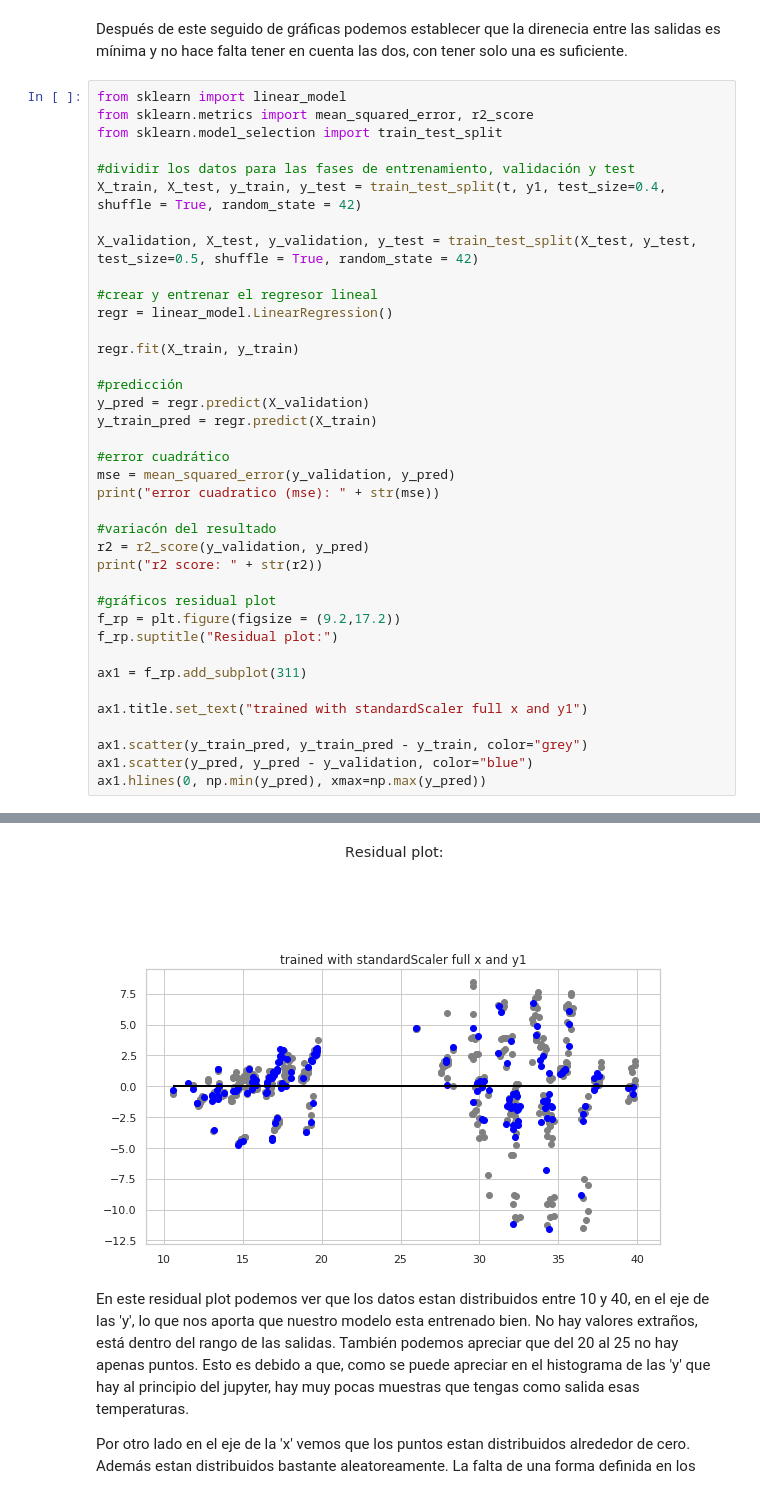
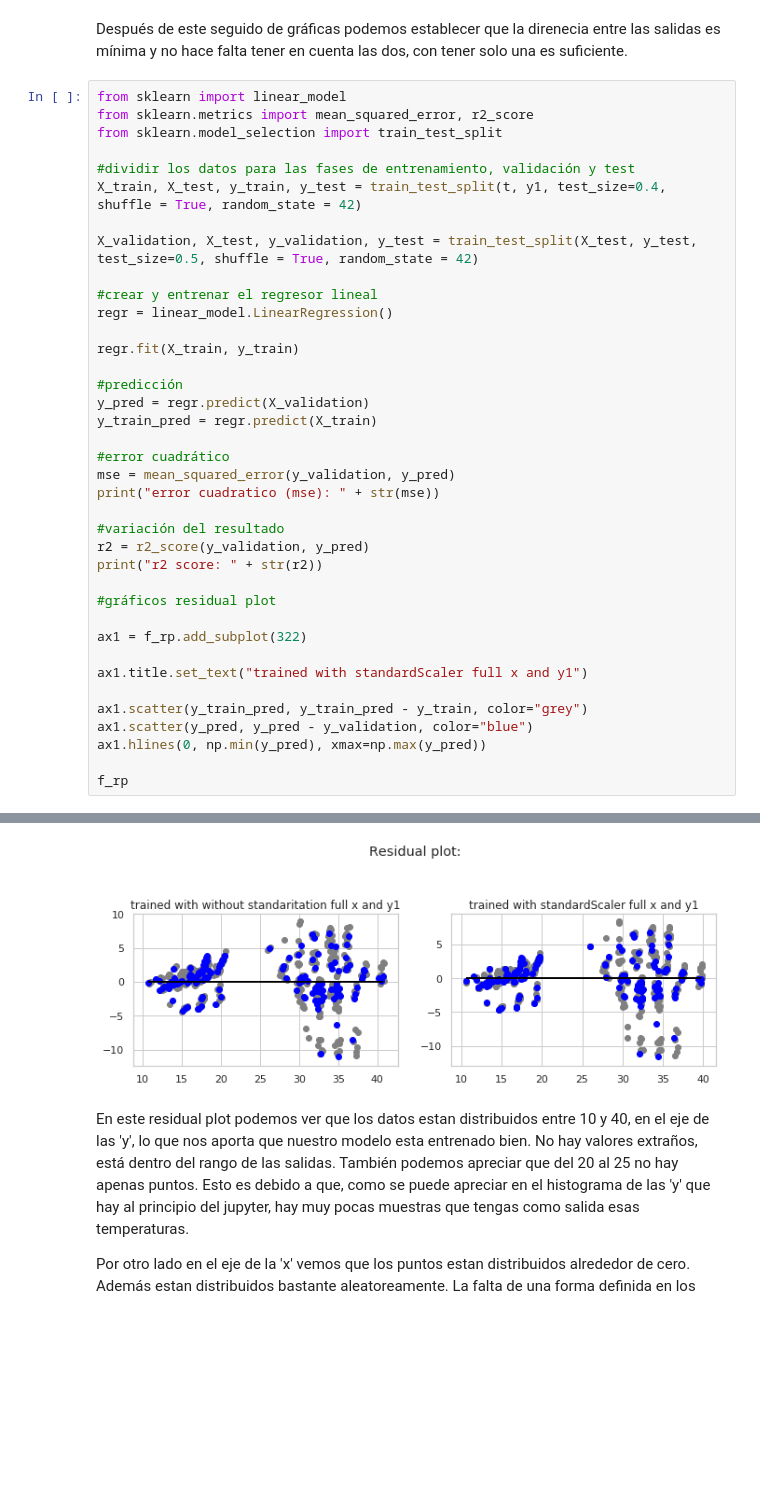
Before and after one commit to Uhron/Computational_learning, a Jupyter notebook: linear regresion example.ipynb, the cells around one changed output, grey strips where cells are left out. Cells and saved outputs as stored; diff of their text form; blank space fills up the shorter version.

Commit message:
fake case plot

```diff
--- a/linear regresion example.ipynb
+++ b/linear regresion example.ipynb
@@ -208,21 +295,21 @@ y_train_pred = regr.predict(X_train)
 mse = mean_squared_error(y_validation, y_pred)
 print("error cuadratico (mse): " + str(mse))
 
-#variacón del resultado
+#variación del resultado
 r2 = r2_score(y_validation, y_pred)
 print("r2 score: " + str(r2))
 
 #gráficos residual plot
-f_rp = plt.figure(figsize = (9.2,17.2))
-f_rp.suptitle("Residual plot:")
 
-ax1 = f_rp.add_subplot(311)
+ax1 = f_rp.add_subplot(322)
 
 ax1.title.set_text("trained with standardScaler full x and y1")
 
 ax1.scatter(y_train_pred, y_train_pred - y_train, color="grey")
 ax1.scatter(y_pred, y_pred - y_validation, color="blue")
 ax1.hlines(0, np.min(y_pred), xmax=np.max(y_pred))
+
+f_rp
 # %% [output]
 error cuadratico (mse): 7.764767796453955
 r2 score: 0.9109513568464941
@@ -230,4 +316,4 @@ r2 score: 0.9109513568464941
-[figure, old version]
+[figure, new version]
 # %% [markdown]
 En este residual plot podemos ver que los datos estan distribuidos entre 10 y 40, en el eje de las 'y', lo que nos aporta que nuestro modelo esta entrenado bien. No hay valores extraños, está dentro del rango de las salidas. También podemos apreciar que del 20 al 25 no hay apenas puntos. Esto es debido a que, como se puede apreciar en el histograma de las 'y' que hay al principio del jupyter, hay muy pocas muestras que tengas como salida esas temperaturas.
 
```
Also changed, not shown: parts of 8 cells of this notebook.
